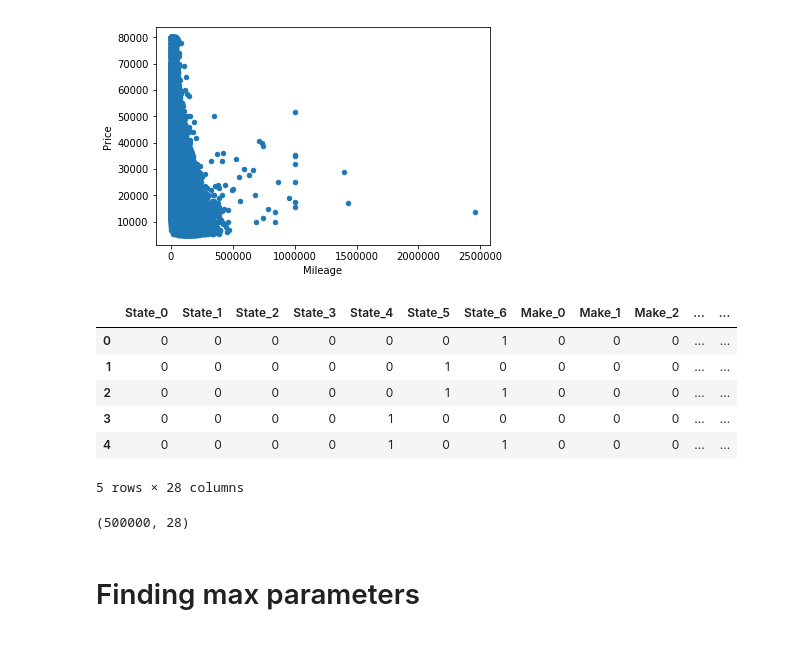
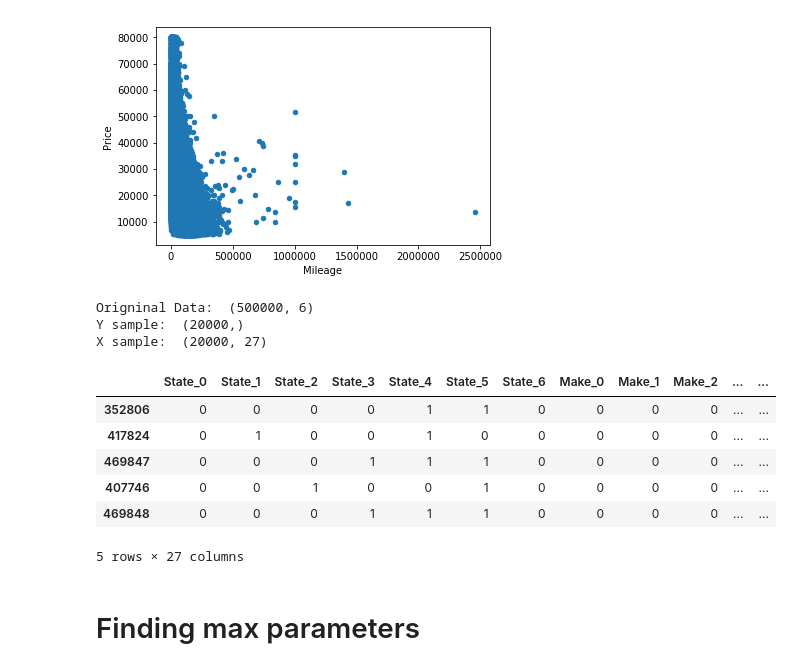
Before and after one commit to gomezivan/Python-ML, a Jupyter notebook: Proyecto 1st/P1-UsedVehiclePricePrediction.ipynb, the cells around one changed output. Saved outputs shown, nothing was run; the diff lists cells and outputs as text; code cells hidden in the pictures.

```diff
--- a/Proyecto 1st/P1-UsedVehiclePricePrediction.ipynb
+++ b/Proyecto 1st/P1-UsedVehiclePricePrediction.ipynb
@@ -58,28 +67,28 @@ data.plot(kind='scatter', y='Price', x='Mileage')
 #rf = RandomForestRegressor(n_estimators=450, max_features=26, max_depth=90,  random_state=1, n_jobs=-1)
 #rf.fit(X_train, Y_train)
 #data2 = pd.get_dummies(data)
-# %%
-import category_encoders as ce
-BinEncoder = ce.BinaryEncoder().fit(data)
-data2 = X_ = BinEncoder.transform(data)
-data2.head()
-# %% [output]
-|  | State_0 | State_1 | State_2 | State_3 | State_4 | State_5 | State_6 | Make_0 | Make_1 | Make_2 | ... | ... |
-| 0 | 0 | 0 | 0 | 0 | 0 | 0 | 1 | 0 | 0 | 0 | ... | ... |
-| 1 | 0 | 0 | 0 | 0 | 0 | 1 | 0 | 0 | 0 | 0 | ... | ... |
-| 2 | 0 | 0 | 0 | 0 | 0 | 1 | 1 | 0 | 0 | 0 | ... | ... |
-| 3 | 0 | 0 | 0 | 0 | 1 | 0 | 0 | 0 | 0 | 0 | ... | ... |
-| 4 | 0 | 0 | 0 | 0 | 1 | 0 | 1 | 0 | 0 | 0 | ... | ... |
-5 rows × 28 columns
-# %%
-#Muestreo para entrenamiento
-print(data2.shape)
-#data_sample = data.sample(n=50000, weights='Model', random_state=1)
-data_sample = data2.sample(n=25000, random_state=1)
-
-Y = data_sample.Price
-X = data_sample.drop(['Price'], axis=1)
-#data_sample
-# %% [output]
-(500000, 28)
+# %%
+#Create the binary encoder and save it
+BinEncoder = ce.BinaryEncoder().fit(data.drop(['Price'], axis=1))
+joblib.dump(BinEncoder, 'BinEncoder.pkl', compress=3)
+print("Origninal Data: ", data.shape)
+
+#Create sample that it will be use for find the hiperparameters, after select features X and Y
+data_sample = data.sample(n=size_sample, random_state=1)
+Y = data_sample.Price
+X = BinEncoder.transform(data_sample.drop(['Price'], axis=1))
+print("Y sample: ", Y.shape)
+print("X sample: ", X.shape)
+X.head()
+# %% [output]
+Origninal Data:  (500000, 6)
+Y sample:  (20000,)
+X sample:  (20000, 27)
+|  | State_0 | State_1 | State_2 | State_3 | State_4 | State_5 | State_6 | Make_0 | Make_1 | Make_2 | ... | ... |
+| 352806 | 0 | 0 | 0 | 0 | 1 | 1 | 0 | 0 | 0 | 0 | ... | ... |
+| 417824 | 0 | 1 | 0 | 0 | 1 | 0 | 0 | 0 | 0 | 0 | ... | ... |
+| 469847 | 0 | 0 | 0 | 1 | 1 | 1 | 0 | 0 | 0 | 0 | ... | ... |
+| 407746 | 0 | 0 | 1 | 0 | 0 | 1 | 0 | 0 | 0 | 0 | ... | ... |
+| 469848 | 0 | 0 | 0 | 1 | 1 | 1 | 0 | 0 | 0 | 0 | ... | ... |
+5 rows × 27 columns
 # %%
```
Also changed, not shown: parts of 33 cells of this notebook, 7 other files.
